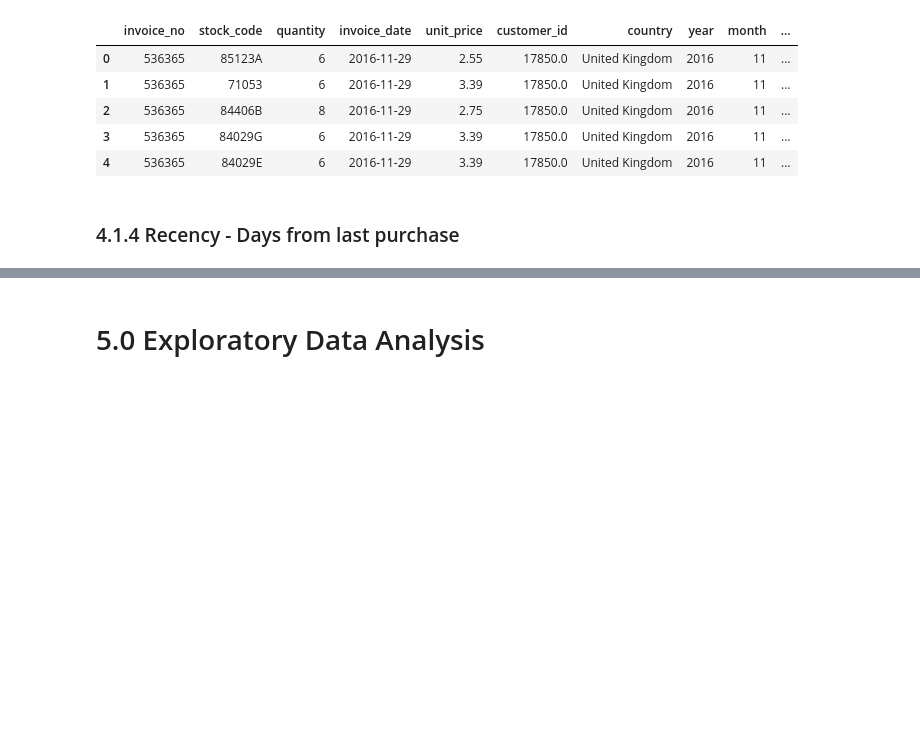
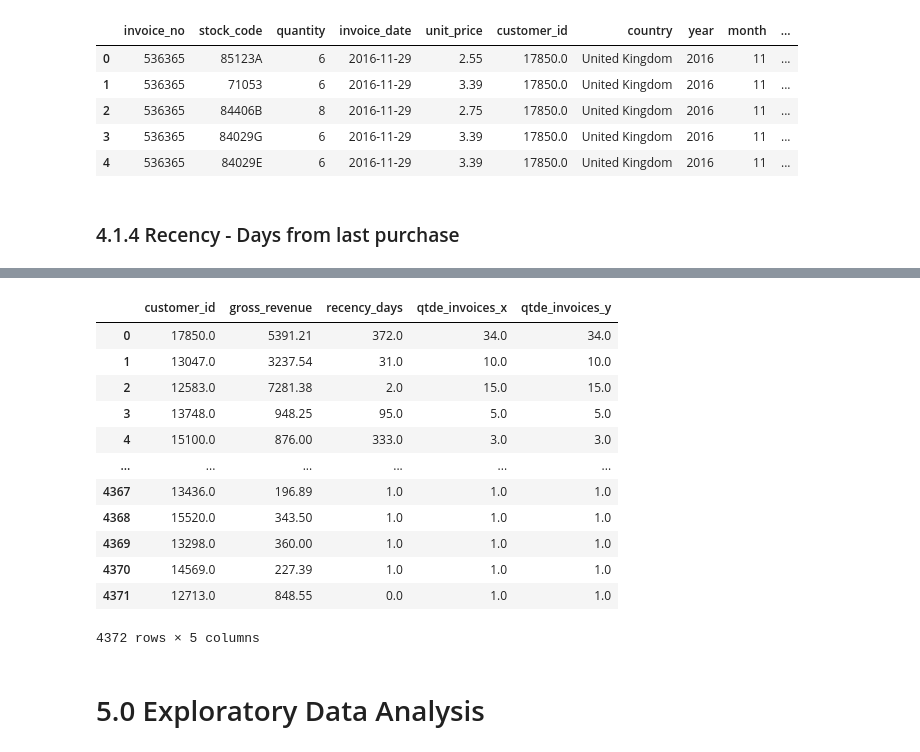
Before and after one commit to antonioorichard/E-commerce_com_Cluster, a Jupyter notebook: pa05.ipynb, the cells around one changed output, grey strips where cells are left out. Saved outputs shown, nothing was run; the diff lists cells and outputs as text; code cells hidden in the pictures; blank space fills up the shorter version.

```diff
--- a/pa05.ipynb
+++ b/pa05.ipynb
@@ -501,0 +535,3 @@ See the caveats in the documentation: https://pandas.pydata.org/pandas-docs/stab
+# %%
+df_ref = pd.merge(df_ref, df_monetary, on='customer_id', how='left')
+df_ref
@@ -522,0 +593,2 @@ df3.head()
+# %%
+df3['recency_days'] = (df3.invoice_date.max()- df3.invoice_date).dt.days
@@ -523,2 +603,11 @@ df3.head()
 # %%
+# Conjunto New Features
 filtro =  df3[df3['quantity'] > 0]
+df_recency = filtro.loc[:,['customer_id', 'invoice_date']].groupby('customer_id').max().reset_index() # pegando a maior data de cada cliente, que também em linha temporal é
+# mais recente
+df_recency['recency_days'] =  (df3.invoice_date.max() - df_recency.invoice_date).dt.days
+df_recency
+# %%
+df_recency = df_recency[['customer_id', 'recency_days']].copy()
+df_ref = pd.merge(df_ref, df_recency, on='customer_id', how='left')
+df_ref
@@ -524,0 +648,19 @@ filtro =  df3[df3['quantity'] > 0]
+# %%
+# Quantidade de vezes que o cliente realizou a compra
+df_freq = filtro.loc[:, ['customer_id', 'invoice_no']].drop_duplicates().groupby('customer_id').count().reset_index().rename(columns = { 'invoice_no': 'qtde_invoices'})
+df_ref = pd.merge( df_ref, df_freq, on = 'customer_id', how = 'left')
+df_ref
+# %% [output]
+|  | customer_id | gross_revenue | recency_days | qtde_invoices_x | qtde_invoices_y |
+| 0 | 17850.0 | 5391.21 | 372.0 | 34.0 | 34.0 |
+| 1 | 13047.0 | 3237.54 | 31.0 | 10.0 | 10.0 |
+| 2 | 12583.0 | 7281.38 | 2.0 | 15.0 | 15.0 |
+| 3 | 13748.0 | 948.25 | 95.0 | 5.0 | 5.0 |
+| 4 | 15100.0 | 876.00 | 333.0 | 3.0 | 3.0 |
+| ... | ... | ... | ... | ... | ... |
+| 4367 | 13436.0 | 196.89 | 1.0 | 1.0 | 1.0 |
+| 4368 | 15520.0 | 343.50 | 1.0 | 1.0 | 1.0 |
+| 4369 | 13298.0 | 360.00 | 1.0 | 1.0 | 1.0 |
+| 4370 | 14569.0 | 227.39 | 1.0 | 1.0 | 1.0 |
+| 4371 | 12713.0 | 848.55 | 0.0 | 1.0 | 1.0 |
+4372 rows × 5 columns
```
Also changed, not shown: parts of 33 cells of this notebook.
